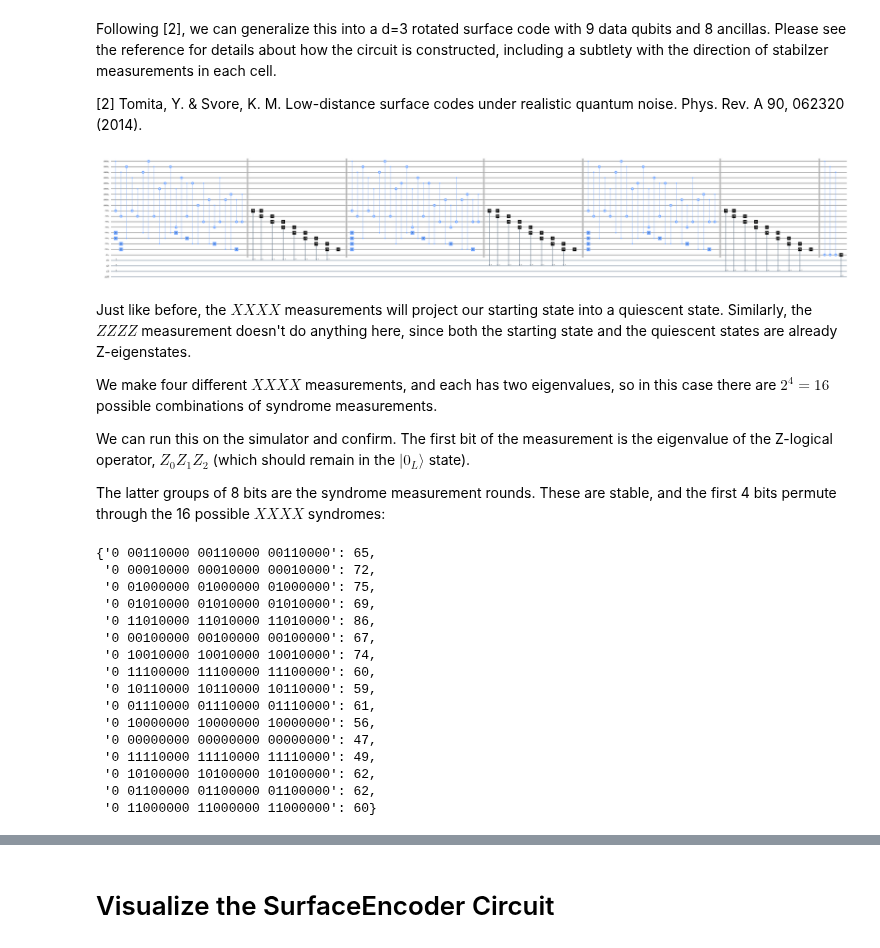
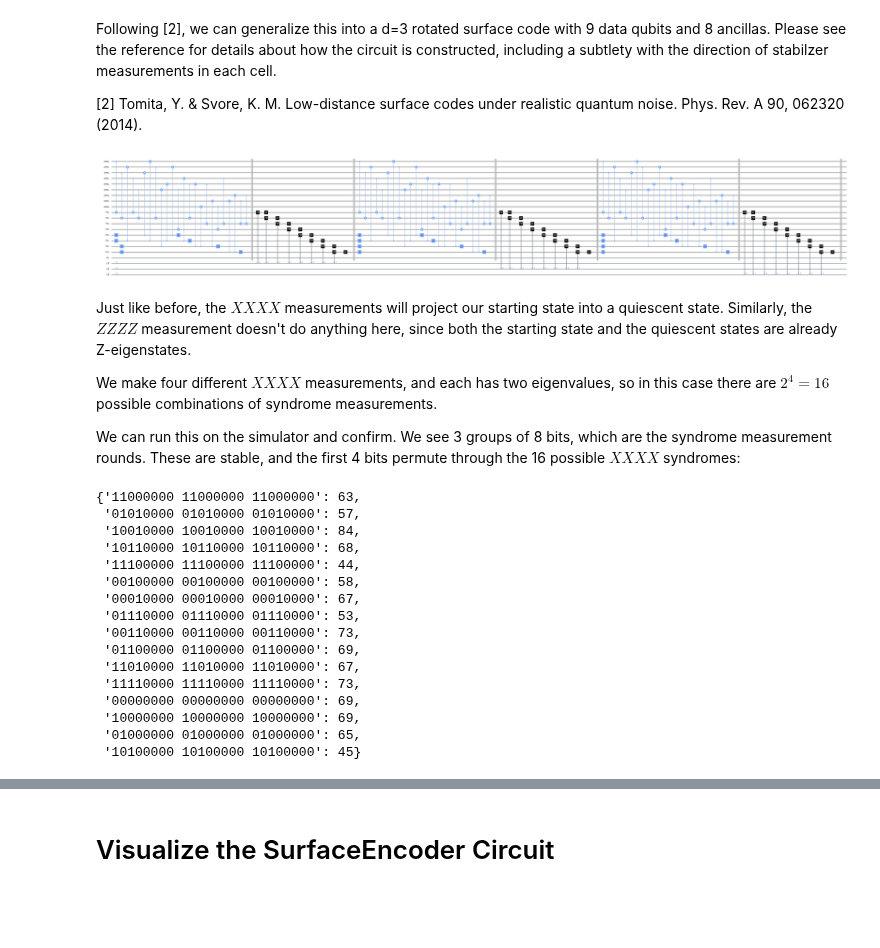
Before and after one commit to yaleqc/qtcodes, a Jupyter notebook: tutorials/1_surface_code_encoding.ipynb, the cells around one changed output, grey strips where cells are left out. Cells and saved outputs as stored; diff of their text form; code cells hidden in the pictures; blank space fills up the shorter version.

```diff
--- a/tutorials/1_surface_code_encoding.ipynb
+++ b/tutorials/1_surface_code_encoding.ipynb
@@ -92,10 +92,10 @@ mz = QuantumRegister(4, name='mz')
 rounds=2  # The actual number of rounds will always be more than 1, since the first round creates the quiescent state
 measurements = [ClassicalRegister(8, name="c{}".format(i+1)) for i in range(rounds + 1)]
 Z_logical = QuantumRegister(1, name="zL")
-Z_logical_readout = ClassicalRegister(1, name="zLR")
 
-circ = QuantumCircuit(data, mz, mx, *measurements, Z_logical, Z_logical_readout)
-for i in range(rounds + 1):
+circ = QuantumCircuit(data, mz, mx, *measurements, Z_logical)
+# [circ.x(i) for i in data]
+def stabilize(circ, i):
     # Top left
     circ.h(mx[1])
     circ.cx(mx[1], data[1])
@@ -119,63 +119,58 @@ for i in range(rounds + 1):
     # Bottom right
     circ.h(mx[2])
     circ.cx(mx[2], data[5])
     circ.cx(mx[2], data[4])
     circ.cx(mx[2], data[8])
     circ.cx(mx[2], data[7])
     circ.cx(data[5], mz[3])
     circ.cx(data[8], mz[3])
     circ.h(mx[2])
 
     # Bottom left
     circ.h(mx[3])
     circ.cx(mx[3], data[7])
     circ.cx(mx[3], data[6])
     circ.cx(data[4], mz[2])
     circ.cx(data[3], mz[2])
     circ.cx(data[7], mz[2])
     circ.cx(data[6], mz[2])
     circ.h(mx[3])
     circ.barrier()
 
     circ.measure(mz, measurements[i][0:4])
     circ.measure(mx, measurements[i][4:8])
     circ.reset(mz)
     circ.reset(mx)
     circ.barrier()
 
-# The Z-logical readout
-circ.cx(data[0], Z_logical)
-circ.cx(data[1], Z_logical)
-circ.cx(data[2], Z_logical)
-circ.measure(Z_logical, Z_logical_readout)
+for i in range(rounds + 1):
+    stabilize(circ, i)
 
 circ.draw(output='mpl', fold=200)
 # %% [output]
-[figure, old version]
+[figure, new version]
 # %% [markdown]
 Just like before, the $XXXX$ measurements will project our starting state into a quiescent state. Similarly, the $ZZZZ$ measurement doesn't do anything here, since both the starting state and the quiescent states are already Z-eigenstates.
 
 We make four different $XXXX$ measurements, and each has two eigenvalues, so in this case there are $2^4 = 16$ possible combinations of syndrome measurements.
 
-We can run this on the simulator and confirm. The first bit of the measurement is the eigenvalue of the Z-logical operator, $Z_0Z_1Z_2$ (which should remain in the $|0_L\rangle$ state).
-
-The latter groups of 8 bits are the syndrome measurement rounds. These are stable, and the first 4 bits permute through the 16 possible $XXXX$ syndromes:
+We can run this on the simulator and confirm. We see 3 groups of 8 bits, which are the syndrome measurement rounds. These are stable, and the first 4 bits permute through the 16 possible $XXXX$ syndromes:
 # %%
 execute(circ, Aer.get_backend('qasm_simulator')).result().get_counts()
 # %% [output]
-{'0 00110000 00110000 00110000': 65,
- '0 00010000 00010000 00010000': 72,
- '0 01000000 01000000 01000000': 75,
- '0 01010000 01010000 01010000': 69,
- '0 11010000 11010000 11010000': 86,
- '0 00100000 00100000 00100000': 67,
- '0 10010000 10010000 10010000': 74,
- '0 11100000 11100000 11100000': 60,
- '0 10110000 10110000 10110000': 59,
- '0 01110000 01110000 01110000': 61,
- '0 10000000 10000000 10000000': 56,
- '0 00000000 00000000 00000000': 47,
- '0 11110000 11110000 11110000': 49,
- '0 10100000 10100000 10100000': 62,
- '0 01100000 01100000 01100000': 62,
- '0 11000000 11000000 11000000': 60}
+{'11000000 11000000 11000000': 63,
+ '01010000 01010000 01010000': 57,
+ '10010000 10010000 10010000': 84,
+ '10110000 10110000 10110000': 68,
+ '11100000 11100000 11100000': 44,
+ '00100000 00100000 00100000': 58,
+ '00010000 00010000 00010000': 67,
+ '01110000 01110000 01110000': 53,
+ '00110000 00110000 00110000': 73,
+ '01100000 01100000 01100000': 69,
+ '11010000 11010000 11010000': 67,
+ '11110000 11110000 11110000': 73,
+ '00000000 00000000 00000000': 69,
+ '10000000 10000000 10000000': 69,
+ '01000000 01000000 01000000': 65,
+ '10100000 10100000 10100000': 45}
```
Also changed, not shown: parts of 6 cells of this notebook.
